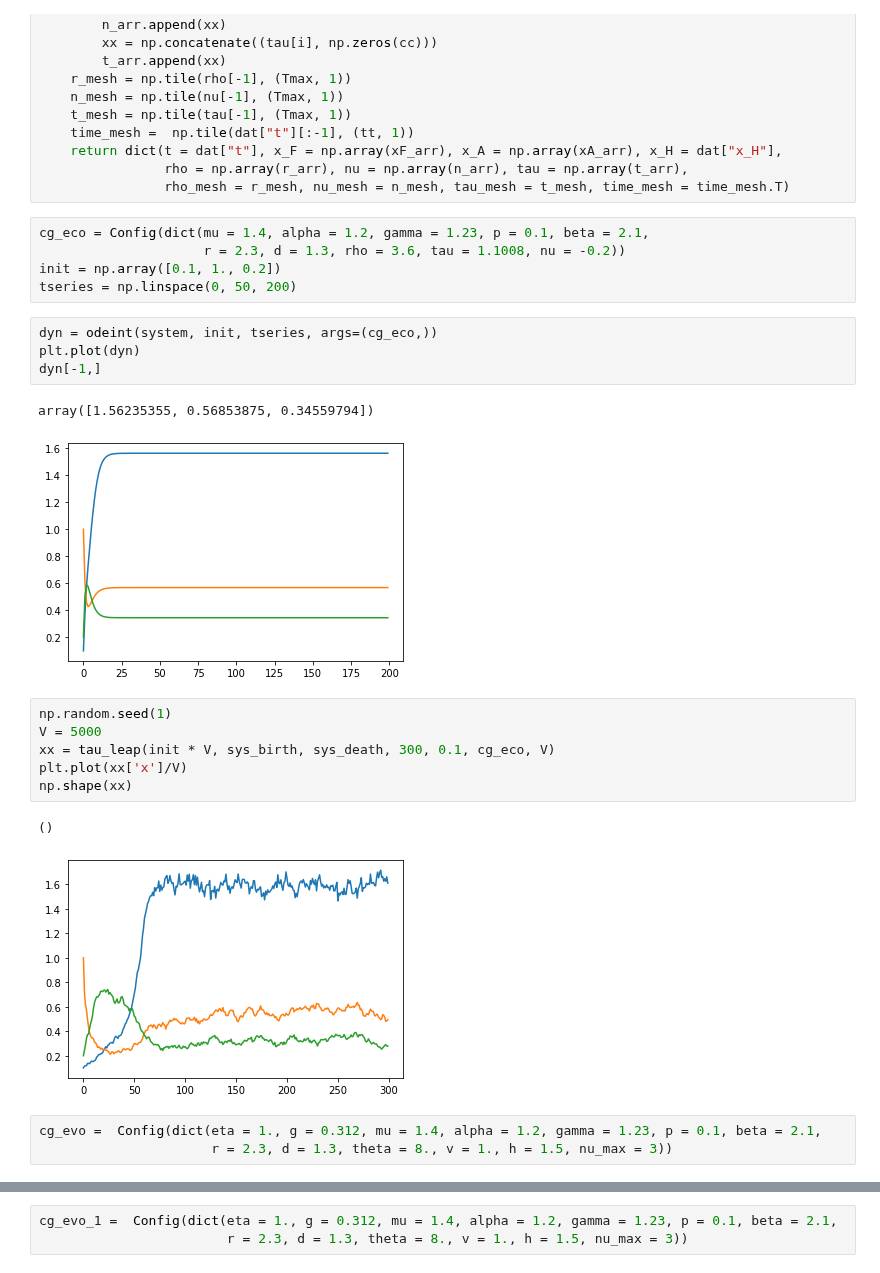
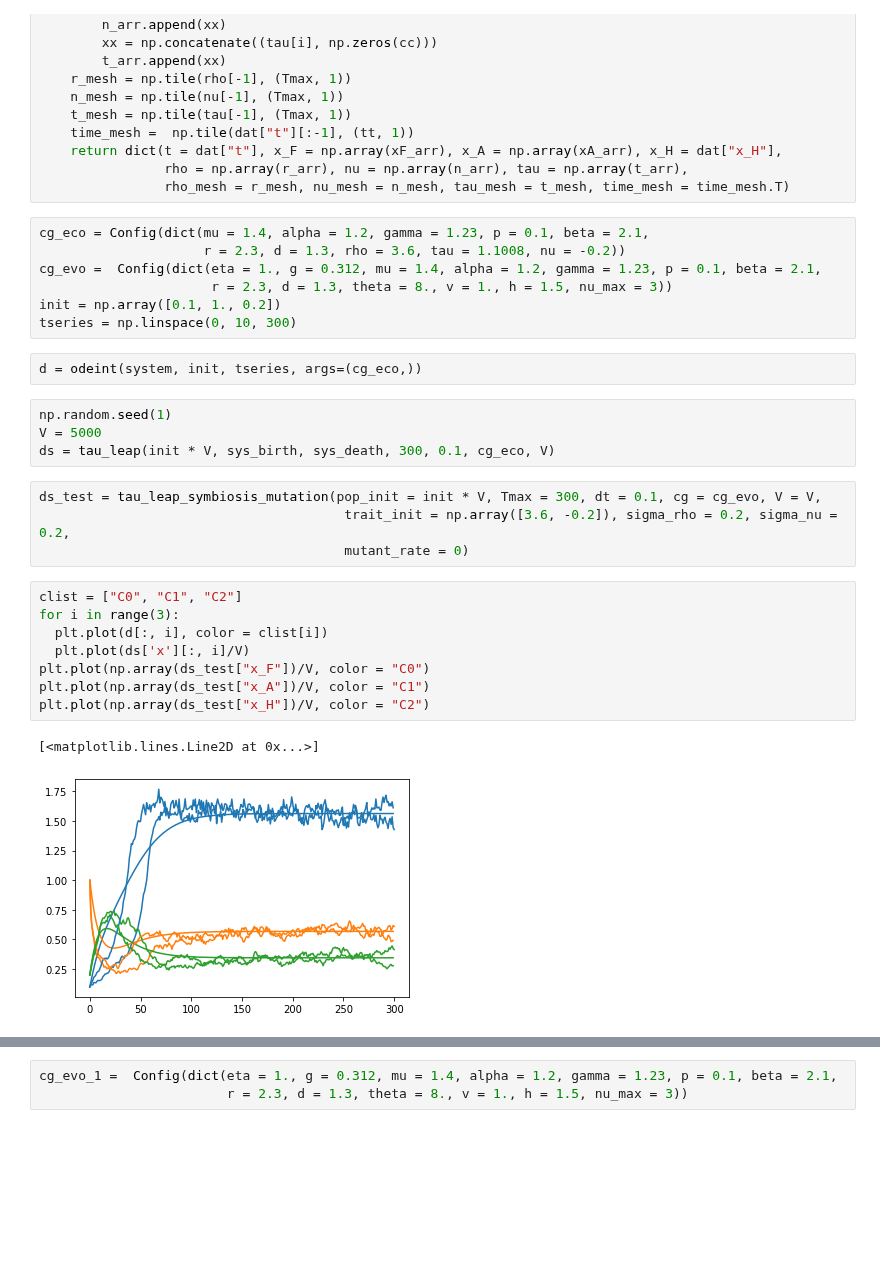
Before and after one commit to linh-phuong/symbiosis_3D_tradeoff, a Jupyter notebook: symbiosis_3D_tradeoff.ipynb, the cells around one changed output, grey strips where cells are left out. Cells and saved outputs as stored; diff of their text form; blank space fills up the shorter version.

```diff
--- a/symbiosis_3D_tradeoff.ipynb
+++ b/symbiosis_3D_tradeoff.ipynb
@@ -207,24 +207,28 @@ def turn_raw_dat_to_arrays(dat):
 # %%
 cg_eco = Config(dict(mu = 1.4, alpha = 1.2, gamma = 1.23, p = 0.1, beta = 2.1,
                      r = 2.3, d = 1.3, rho = 3.6, tau = 1.1008, nu = -0.2))
+cg_evo =  Config(dict(eta = 1., g = 0.312, mu = 1.4, alpha = 1.2, gamma = 1.23, p = 0.1, beta = 2.1,
+                      r = 2.3, d = 1.3, theta = 8., v = 1., h = 1.5, nu_max = 3))
 init = np.array([0.1, 1., 0.2])
-tseries = np.linspace(0, 50, 200)
+tseries = np.linspace(0, 10, 300)
+# %%
+d = odeint(system, init, tseries, args=(cg_eco,))
+# %%
+np.random.seed(1)
+V = 5000
+ds = tau_leap(init * V, sys_birth, sys_death, 300, 0.1, cg_eco, V)
+# %%
+ds_test = tau_leap_symbiosis_mutation(pop_init = init * V, Tmax = 300, dt = 0.1, cg = cg_evo, V = V,
+                                       trait_init = np.array([3.6, -0.2]), sigma_rho = 0.2, sigma_nu = 0.2,
+                                       mutant_rate = 0)
 # %%
-dyn = odeint(system, init, tseries, args=(cg_eco,))
-plt.plot(dyn)
-dyn[-1,]
+clist = ["C0", "C1", "C2"]
+for i in range(3):
+  plt.plot(d[:, i], color = clist[i])
+  plt.plot(ds['x'][:, i]/V)
+plt.plot(np.array(ds_test["x_F"])/V, color = "C0")
+plt.plot(np.array(ds_test["x_A"])/V, color = "C1")
+plt.plot(np.array(ds_test["x_H"])/V, color = "C2")
 # %% [output]
-array([1.56235355, 0.56853875, 0.34559794])
+[<matplotlib.lines.Line2D at 0x...>]
-[figure, old version]
+[figure, new version]
-# %%
-np.random.seed(1)
-V = 5000
-xx = tau_leap(init * V, sys_birth, sys_death, 300, 0.1, cg_eco, V)
-plt.plot(xx['x']/V)
-np.shape(xx)
-# %% [output]
-()
-[figure, removed]
-# %%
-cg_evo =  Config(dict(eta = 1., g = 0.312, mu = 1.4, alpha = 1.2, gamma = 1.23, p = 0.1, beta = 2.1,
-                      r = 2.3, d = 1.3, theta = 8., v = 1., h = 1.5, nu_max = 3))
```
Also changed, not shown: parts of 8 cells of this notebook, 2 other files.
